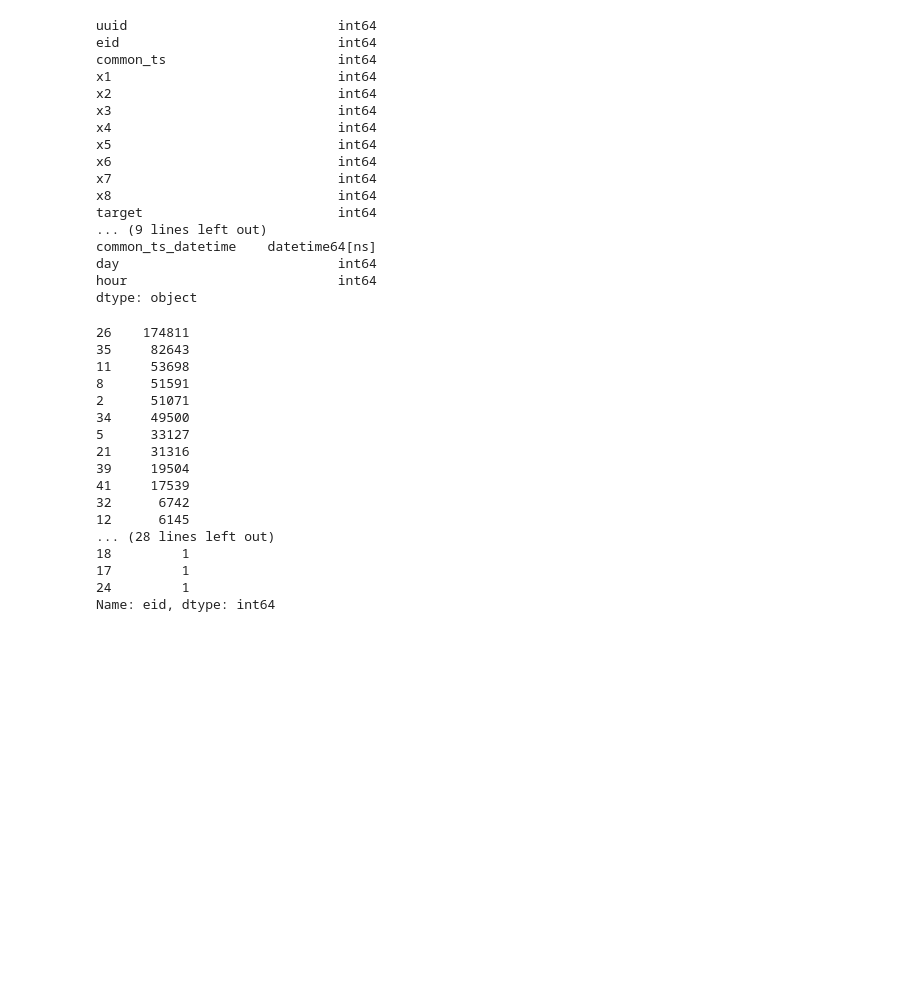
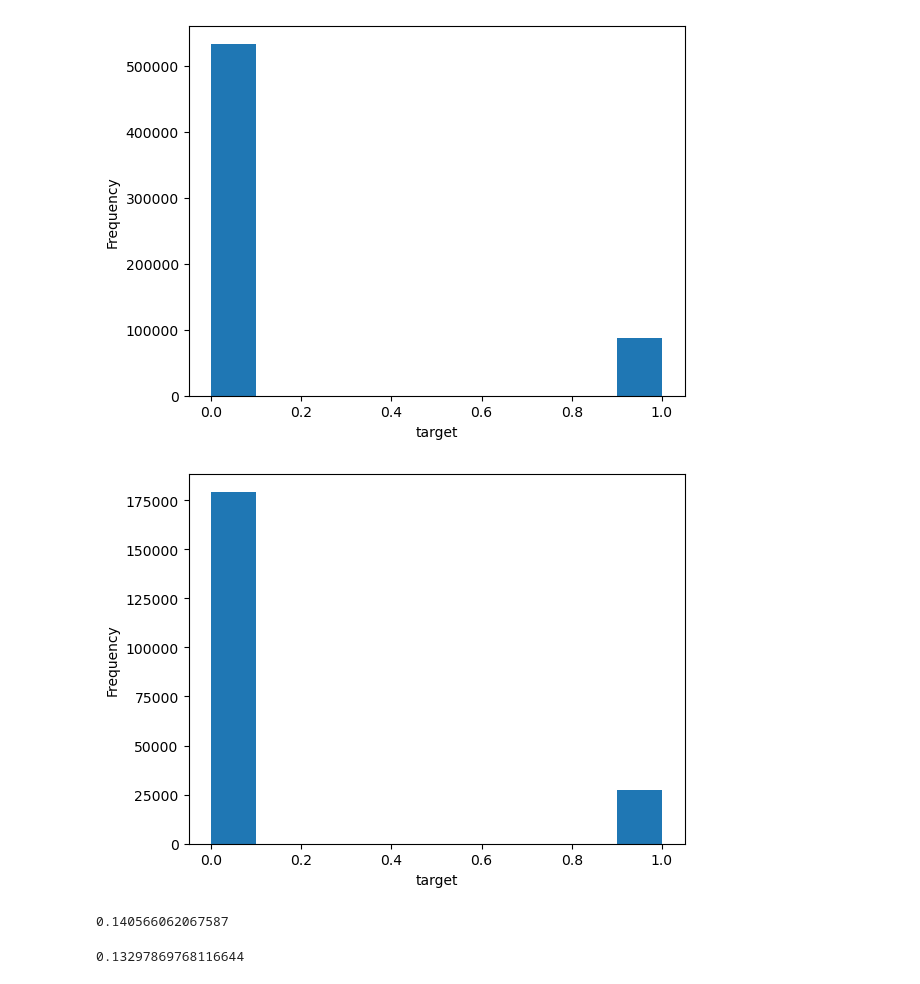
Before and after one commit to CQUPT-CZL/machingLearning, a Jupyter notebook: 用户新增预测挑战赛/test1.ipynb, the cells around one changed output. Drawn from its saved outputs; the diff is of its cells as text; code cells hidden in the pictures; blank space fills up the shorter version.

```diff
--- a/用户新增预测挑战赛/test1.ipynb
+++ b/用户新增预测挑战赛/test1.ipynb
@@ -3,6 +3,5 @@ import numpy as np
 import pandas as pd
 import matplotlib.pyplot as plt
 # %%
-path = 'D:\Code\Python\PythonLearning\用户新增预测挑战赛\input\\'
-train = pd.read_csv(path + 'new_train.csv')
-test = pd.read_csv(path + 'new_test.csv')
+path = 'D:\Code\Python\PythonLearning\用户新增预测挑战赛\\'
+sub = pd.read_csv(path + 'submit.csv')
@@ -22,20 +7,0 @@ test['common_ts_datetime'] = pd.to_datetime(test['common_ts'], unit='ms')
-# %%
-train.dtypes
-# %% [output]
-uuid                           int64
-eid                            int64
-common_ts                      int64
-x1                             int64
-x2                             int64
-x3                             int64
-x4                             int64
-x5                             int64
-x6                             int64
-x7                             int64
-x8                             int64
-target                         int64
-... (9 lines left out)
-common_ts_datetime    datetime64[ns]
-day                            int64
-hour                           int64
-dtype: object
@@ -45,20 +8,22 @@ train['hour'] = train['common_ts_datetime'].dt.hour
-# %%
-train['eid'].value_counts()
-# %% [output]
-26    174811
-35     82643
-11     53698
-8      51591
-2      51071
-34     49500
-5      33127
-21     31316
-39     19504
-41     17539
-32      6742
-12      6145
-... (28 lines left out)
-18         1
-17         1
-24         1
-Name: eid, dtype: int64
+# %%
+train = pd.read_csv(path + 'input\\new_train.csv')
+# %%
+def hist_show(data, features):
+    for feature in features:
+        data[feature].plot.hist()
+        plt.xlabel(feature)
+        plt.show()
+# %%
+hist_show(train, ['target'])
+hist_show(sub, ['target'])
+# %% [output]
+[figure, added]
+[figure, added]
+# %%
+sum(train['target'] == 1) / train.shape[0]
+# %% [output]
+0.140566062067587
+# %%
+sum(sub['target'] == 1) / sub.shape[0]
+# %% [output]
+0.13297869768116644
```
Also changed, not shown: parts of 3 cells of this notebook, 7 other files.
